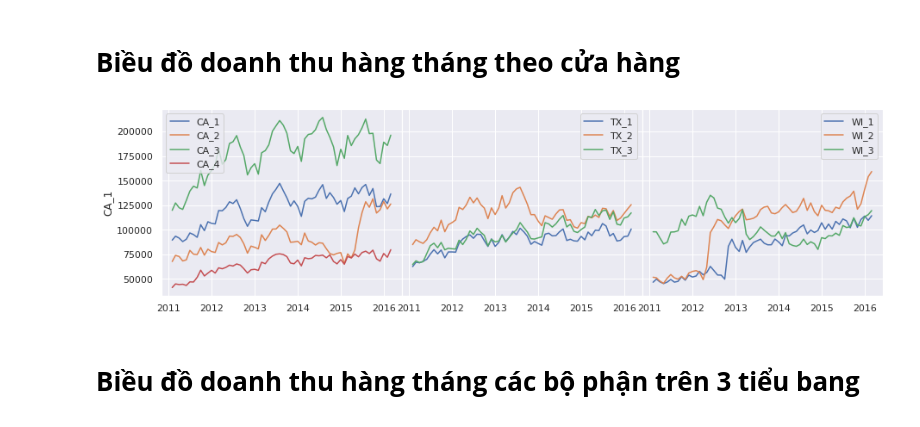
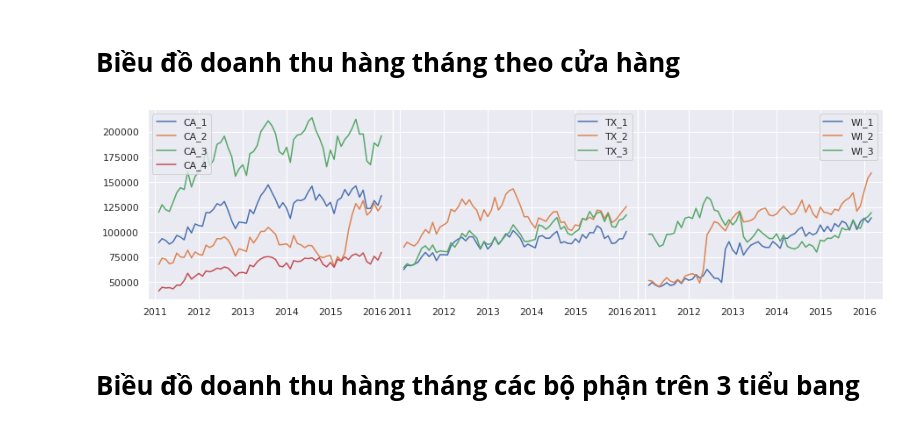
Before and after one commit to khanh22mse23057/python4engineer-assignments, a Jupyter notebook: Assignments2_Overview_M5_EDA.ipynb, the cells around one changed output. Saved outputs shown, nothing was run; the diff lists cells and outputs as text; code cells hidden in the pictures.

```diff
--- a/Assignments2_Overview_M5_EDA.ipynb
+++ b/Assignments2_Overview_M5_EDA.ipynb
@@ -135,14 +135,15 @@ sns.barplot(data= src, x="cat_id", y = "Total Salse")
 # %%
 src = X.groupby(['store_id'])[(X.columns)[:-6]].sum() #
 fig, ax = plt.subplots(1, 3, sharey=True, figsize = (15,4))
 fig.subplots_adjust(wspace=0.0)
 
 for i in range(10):
     n = lambda x : 0 if x == 'C' else (1 if x == 'T' else 2)
     n = n(src.index[i][0])
     sns.lineplot(ax=ax[n], data=src.iloc[i,1:-1], palette="tab10", linewidth=1.5, label=src.index[i])
+    ax[n].set(ylabel='')
 # %% [output]
-[figure, old version]
+[figure, new version]
 # %% [markdown]
 # **Biều đồ doanh thu hàng tháng các bộ phận trên 3 tiểu bang**
 # %%
```
Also changed, not shown: parts of 7 cells of this notebook.
